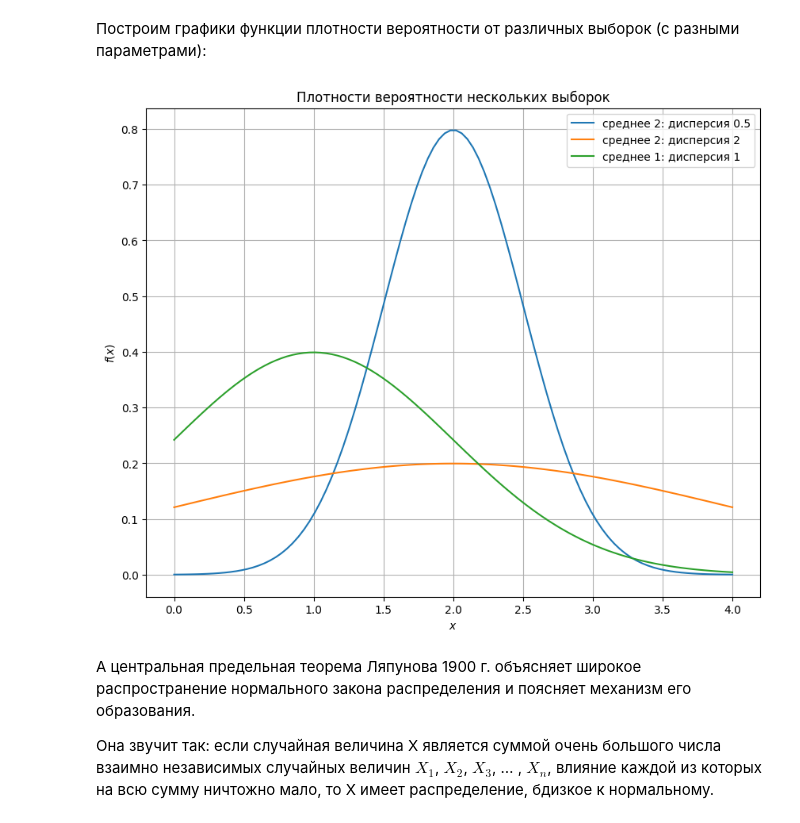
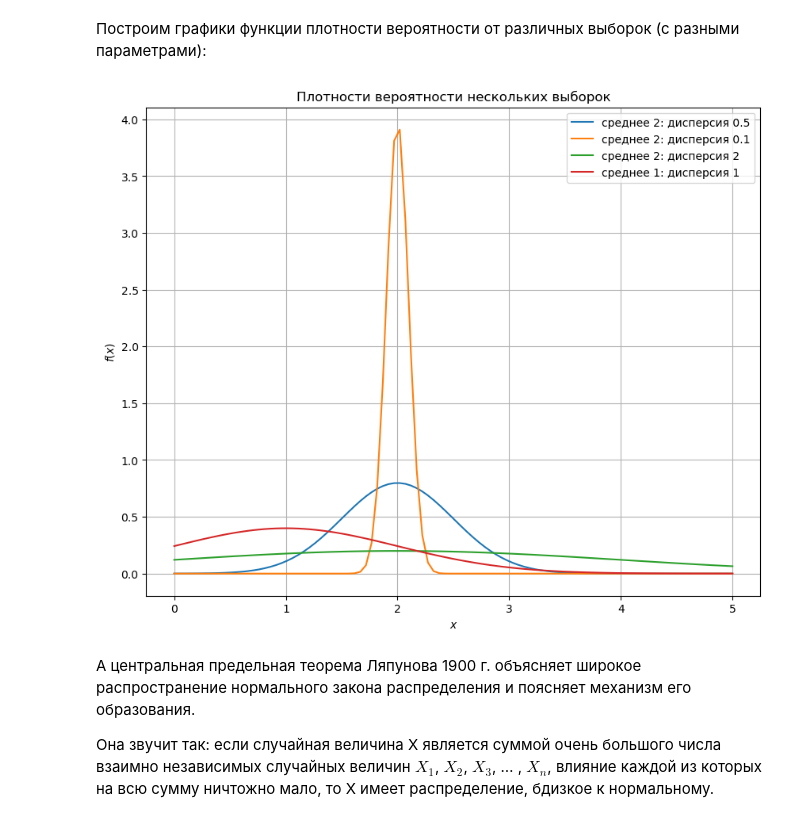
Before and after one commit to ch1llay/PSUMachineLearningLabs, a Jupyter notebook: машинное обучение/машинное обучение/2. Подготовка данных/Лабораторная 3. Описательная статистика.ipynb, the cells around one changed output. Cells and saved outputs as stored; diff of their text form; code cells hidden in the pictures.

```diff
--- a/машинное обучение/машинное обучение/2. Подготовка данных/Лабораторная 3. Описательная статистика.ipynb
+++ b/машинное обучение/машинное обучение/2. Подготовка данных/Лабораторная 3. Описательная статистика.ipynb
@@ -817,28 +845,30 @@ norm_rv1.pdf(3)
 # %%
 # зададим нормально распределенную случайную величину для нескольких выборок
 norm_rv = sts.norm(loc=2, scale=0.5)
 norm_rv2 = sts.norm(2, 0.1)
 norm_rv3 = sts.norm(2, 2)
 norm_rv4 = sts.norm(1, 1)
 
 # зададим вектор x от 0 до 4 с шагом 100 для отрисовки результата
-x = np.linspace(0,4,100)
+x = np.linspace(0,5,100)
 pdf = norm_rv.pdf(x)
 pdf2 = norm_rv2.pdf(x)
 pdf3 = norm_rv3.pdf(x)
 pdf4 = norm_rv4.pdf(x)
 plt.figure(figsize=(10,8))
 plt.plot(x, pdf)
+plt.plot(x, pdf2)
 plt.plot(x, pdf3)
 plt.plot(x, pdf4)
 
-plt.legend(['среднее 2: дисперсия 0.5',  'среднее 2: дисперсия 2', 'среднее 1: дисперсия 1'])
+plt.legend(['среднее 2: дисперсия 0.5','среднее 2: дисперсия 0.1',  'среднее 2: дисперсия 2', 'среднее 1: дисперсия 1'])
 plt.ylabel('$f(x)$')
 plt.xlabel('$x$')
 plt.title('Плотности вероятности нескольких выборок')
 plt.grid(True)
+plt.show()
 # %% [output]
-[figure, old version]
+[figure, new version]
 # %% [markdown]
 А центральная предельная теорема Ляпунова 1900 г. объясняет широкое распространение нормального
 закона распределения и поясняет механизм его образования.
```
Also changed, not shown: parts of 12 cells of this notebook, 16 other files.
